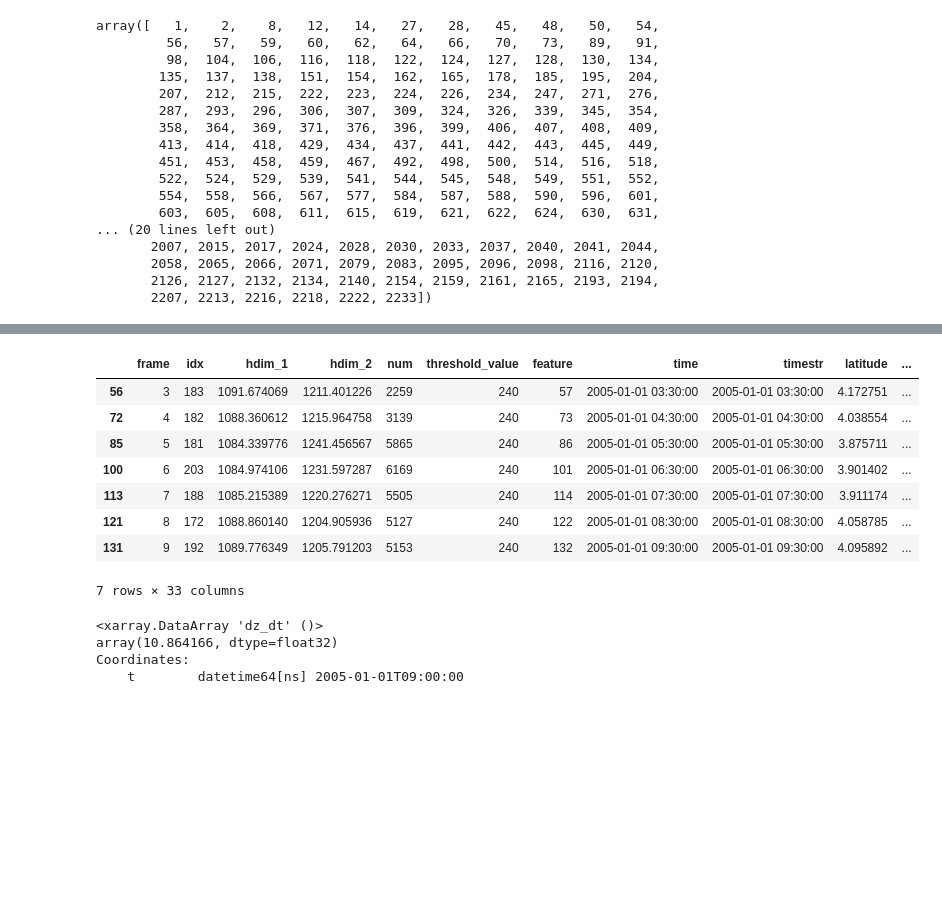
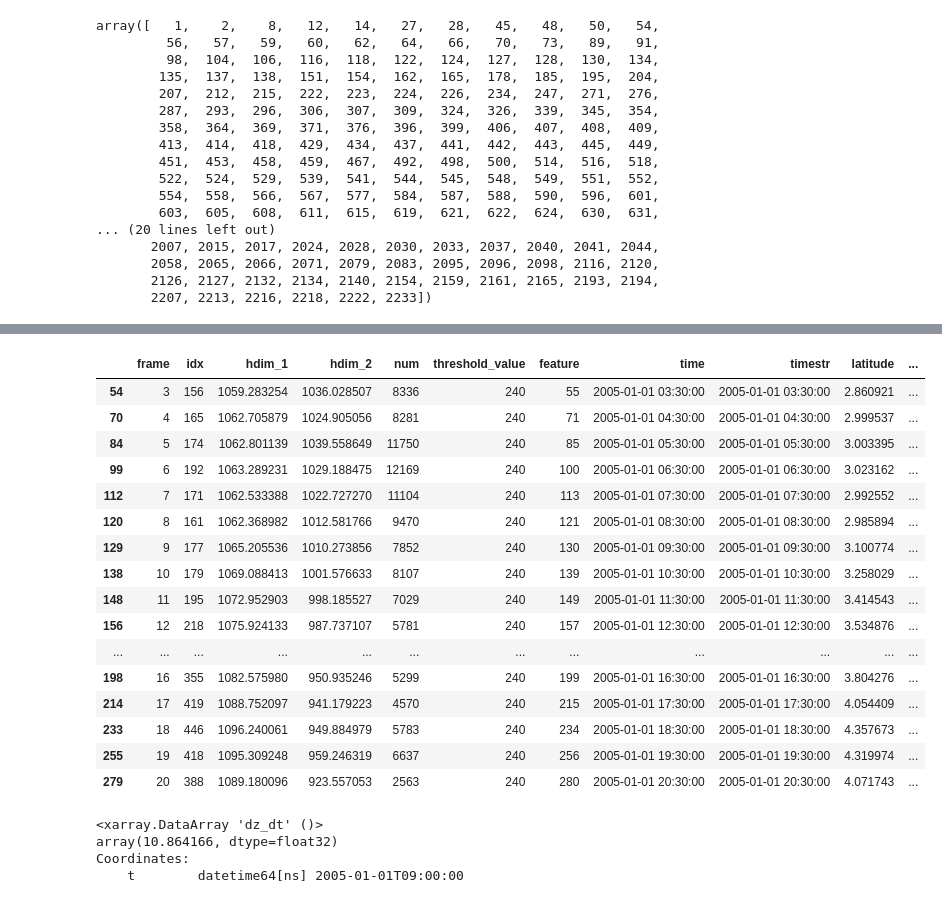
Before and after one commit to harrietgilmour/cold-core-filtering, a Jupyter notebook: precip_&_coldcore_single_cell_loop.ipynb, the cells around one changed output, grey strips where cells are left out. Drawn from its saved outputs; the diff is of its cells as text; code cells hidden in the pictures; blank space fills up the shorter version.

```diff
--- a/precip_&_coldcore_single_cell_loop.ipynb
+++ b/precip_&_coldcore_single_cell_loop.ipynb
@@ -451,15 +510,25 @@ Completed cell  28
-# %%
-subset
-# %% [output]
-|  | frame | idx | hdim_1 | hdim_2 | num | threshold_value | feature | time | timestr | latitude | ... |
-| 56 | 3 | 183 | 1091.674069 | 1211.401226 | 2259 | 240 | 57 | 2005-01-01 03:30:00 | 2005-01-01 03:30:00 | 4.172751 | ... |
-| 72 | 4 | 182 | 1088.360612 | 1215.964758 | 3139 | 240 | 73 | 2005-01-01 04:30:00 | 2005-01-01 04:30:00 | 4.038554 | ... |
-| 85 | 5 | 181 | 1084.339776 | 1241.456567 | 5865 | 240 | 86 | 2005-01-01 05:30:00 | 2005-01-01 05:30:00 | 3.875711 | ... |
-| 100 | 6 | 203 | 1084.974106 | 1231.597287 | 6169 | 240 | 101 | 2005-01-01 06:30:00 | 2005-01-01 06:30:00 | 3.901402 | ... |
-| 113 | 7 | 188 | 1085.215389 | 1220.276271 | 5505 | 240 | 114 | 2005-01-01 07:30:00 | 2005-01-01 07:30:00 | 3.911174 | ... |
-| 121 | 8 | 172 | 1088.860140 | 1204.905936 | 5127 | 240 | 122 | 2005-01-01 08:30:00 | 2005-01-01 08:30:00 | 4.058785 | ... |
-| 131 | 9 | 192 | 1089.776349 | 1205.791203 | 5153 | 240 | 132 | 2005-01-01 09:30:00 | 2005-01-01 09:30:00 | 4.095892 | ... |
-7 rows × 33 columns
+# %%
+pd.set_option('display.max_columns', 100)
+
+subset
+# %% [output]
+|  | frame | idx | hdim_1 | hdim_2 | num | threshold_value | feature | time | timestr | latitude | ... |
+| 54 | 3 | 156 | 1059.283254 | 1036.028507 | 8336 | 240 | 55 | 2005-01-01 03:30:00 | 2005-01-01 03:30:00 | 2.860921 | ... |
+| 70 | 4 | 165 | 1062.705879 | 1024.905056 | 8281 | 240 | 71 | 2005-01-01 04:30:00 | 2005-01-01 04:30:00 | 2.999537 | ... |
+| 84 | 5 | 174 | 1062.801139 | 1039.558649 | 11750 | 240 | 85 | 2005-01-01 05:30:00 | 2005-01-01 05:30:00 | 3.003395 | ... |
+| 99 | 6 | 192 | 1063.289231 | 1029.188475 | 12169 | 240 | 100 | 2005-01-01 06:30:00 | 2005-01-01 06:30:00 | 3.023162 | ... |
+| 112 | 7 | 171 | 1062.533388 | 1022.727270 | 11104 | 240 | 113 | 2005-01-01 07:30:00 | 2005-01-01 07:30:00 | 2.992552 | ... |
+| 120 | 8 | 161 | 1062.368982 | 1012.581766 | 9470 | 240 | 121 | 2005-01-01 08:30:00 | 2005-01-01 08:30:00 | 2.985894 | ... |
+| 129 | 9 | 177 | 1065.205536 | 1010.273856 | 7852 | 240 | 130 | 2005-01-01 09:30:00 | 2005-01-01 09:30:00 | 3.100774 | ... |
+| 138 | 10 | 179 | 1069.088413 | 1001.576633 | 8107 | 240 | 139 | 2005-01-01 10:30:00 | 2005-01-01 10:30:00 | 3.258029 | ... |
+| 148 | 11 | 195 | 1072.952903 | 998.185527 | 7029 | 240 | 149 | 2005-01-01 11:30:00 | 2005-01-01 11:30:00 | 3.414543 | ... |
+| 156 | 12 | 218 | 1075.924133 | 987.737107 | 5781 | 240 | 157 | 2005-01-01 12:30:00 | 2005-01-01 12:30:00 | 3.534876 | ... |
+| ... | ... | ... | ... | ... | ... | ... | ... | ... | ... | ... | ... |
+| 198 | 16 | 355 | 1082.575980 | 950.935246 | 5299 | 240 | 199 | 2005-01-01 16:30:00 | 2005-01-01 16:30:00 | 3.804276 | ... |
+| 214 | 17 | 419 | 1088.752097 | 941.179223 | 4570 | 240 | 215 | 2005-01-01 17:30:00 | 2005-01-01 17:30:00 | 4.054409 | ... |
+| 233 | 18 | 446 | 1096.240061 | 949.884979 | 5783 | 240 | 234 | 2005-01-01 18:30:00 | 2005-01-01 18:30:00 | 4.357673 | ... |
+| 255 | 19 | 418 | 1095.309248 | 959.246319 | 6637 | 240 | 256 | 2005-01-01 19:30:00 | 2005-01-01 19:30:00 | 4.319974 | ... |
+| 279 | 20 | 388 | 1089.180096 | 923.557053 | 2563 | 240 | 280 | 2005-01-01 20:30:00 | 2005-01-01 20:30:00 | 4.071743 | ... |
 # %%
 vel_w = vert_vel[3,:,:,:]
 vel_w_max = vel_w.max()
```
Also changed, not shown: parts of 10 cells of this notebook.
